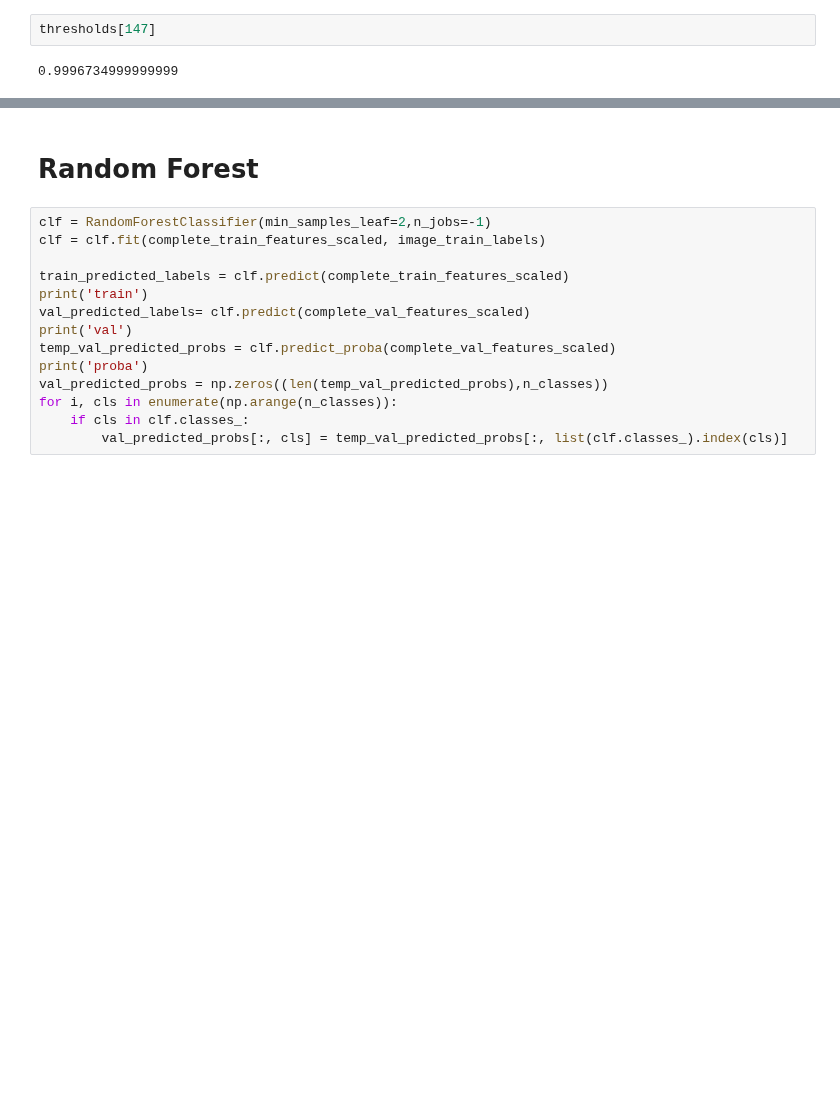
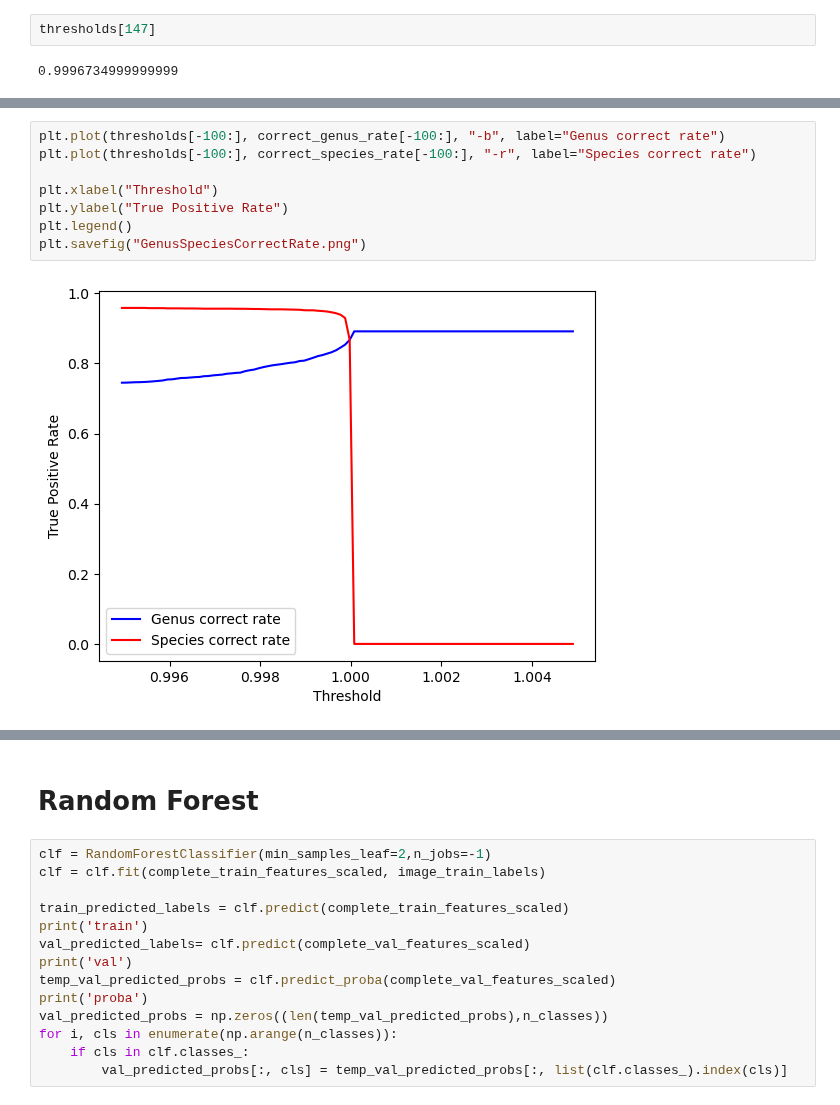
Before and after one commit to matteodegobbi/InsectClassification, a Jupyter notebook: alternative_output_selection_newdataset.ipynb, the cells around one changed output, grey strips where cells are left out. Cells and saved outputs as stored; diff of their text form; blank space fills up the shorter version.

```diff
--- a/alternative_output_selection_newdataset.ipynb
+++ b/alternative_output_selection_newdataset.ipynb
@@ -436,3 +437,13 @@ Exception:
+# %%
+plt.plot(thresholds[-100:], correct_genus_rate[-100:], "-b", label="Genus correct rate")
+plt.plot(thresholds[-100:], correct_species_rate[-100:], "-r", label="Species correct rate")
+
+plt.xlabel("Threshold")
+plt.ylabel("True Positive Rate")
+plt.legend()
+plt.savefig("GenusSpeciesCorrectRate.png")
+# %% [output]
+[figure, added]
 # %%
 thresholds[88]
 # %% [output]
```
Also changed, not shown: parts of 8 cells of this notebook, 3 other files.
